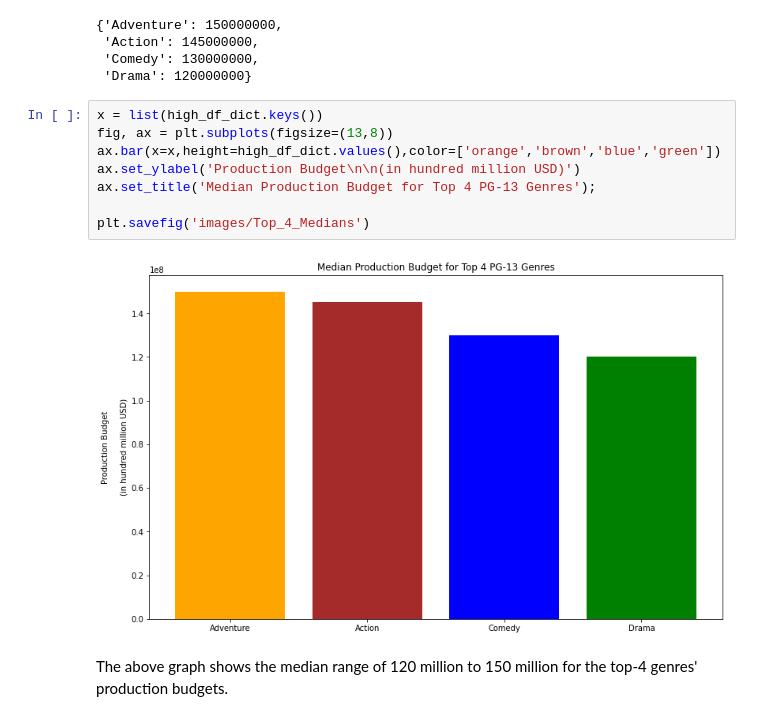
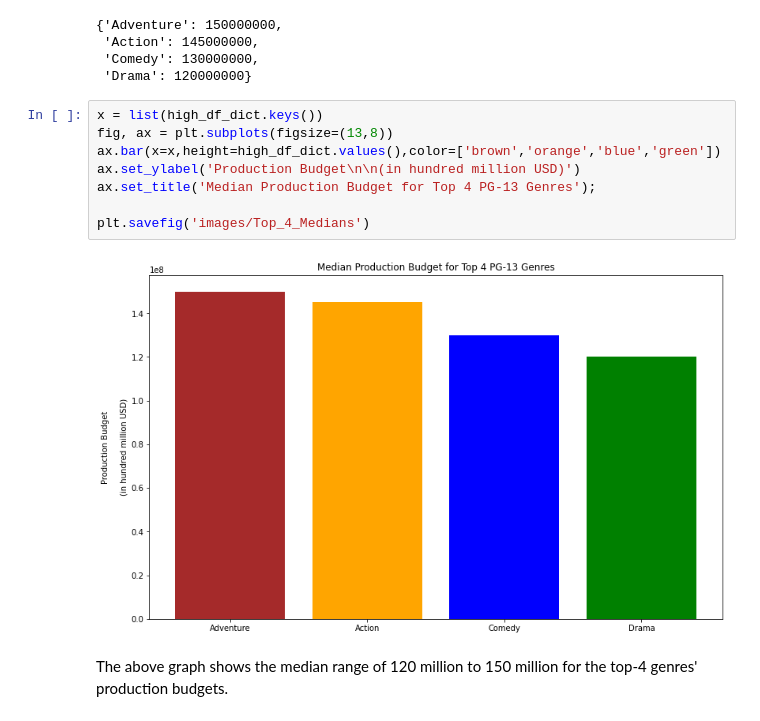
Before and after one commit to soohyunnie/avocoder-group-3-movie-analysis, a Jupyter notebook: Final_Notebook.ipynb, the cells around one changed output. Cells and saved outputs as stored; diff of their text form.

```diff
--- a/Final_Notebook.ipynb
+++ b/Final_Notebook.ipynb
@@ -391,13 +403,13 @@ high_df_dict
 # %%
 x = list(high_df_dict.keys())
 fig, ax = plt.subplots(figsize=(13,8))
-ax.bar(x=x,height=high_df_dict.values(),color=['orange','brown','blue','green'])
+ax.bar(x=x,height=high_df_dict.values(),color=['brown','orange','blue','green'])
 ax.set_ylabel('Production Budget\n\n(in hundred million USD)')
 ax.set_title('Median Production Budget for Top 4 PG-13 Genres');
 
 plt.savefig('images/Top_4_Medians')
 # %% [output]
-[figure, old version]
+[figure, new version]
 # %% [markdown]
 The above graph shows the median range of 120 million to 150 million for the top-4 genres' production budgets.
 # %% [markdown]
```
Also changed, not shown: parts of 3 cells of this notebook, 2 other files.
